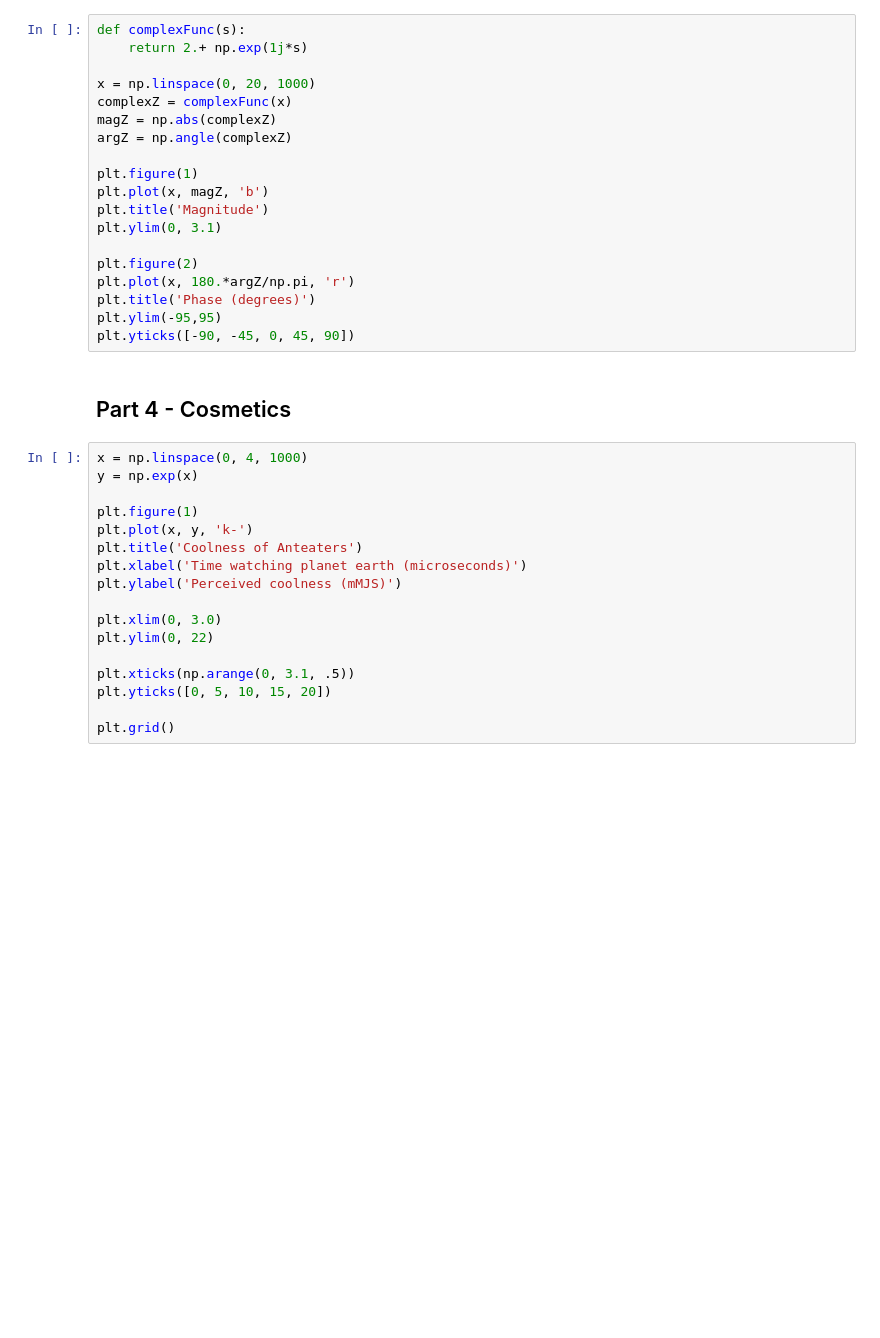
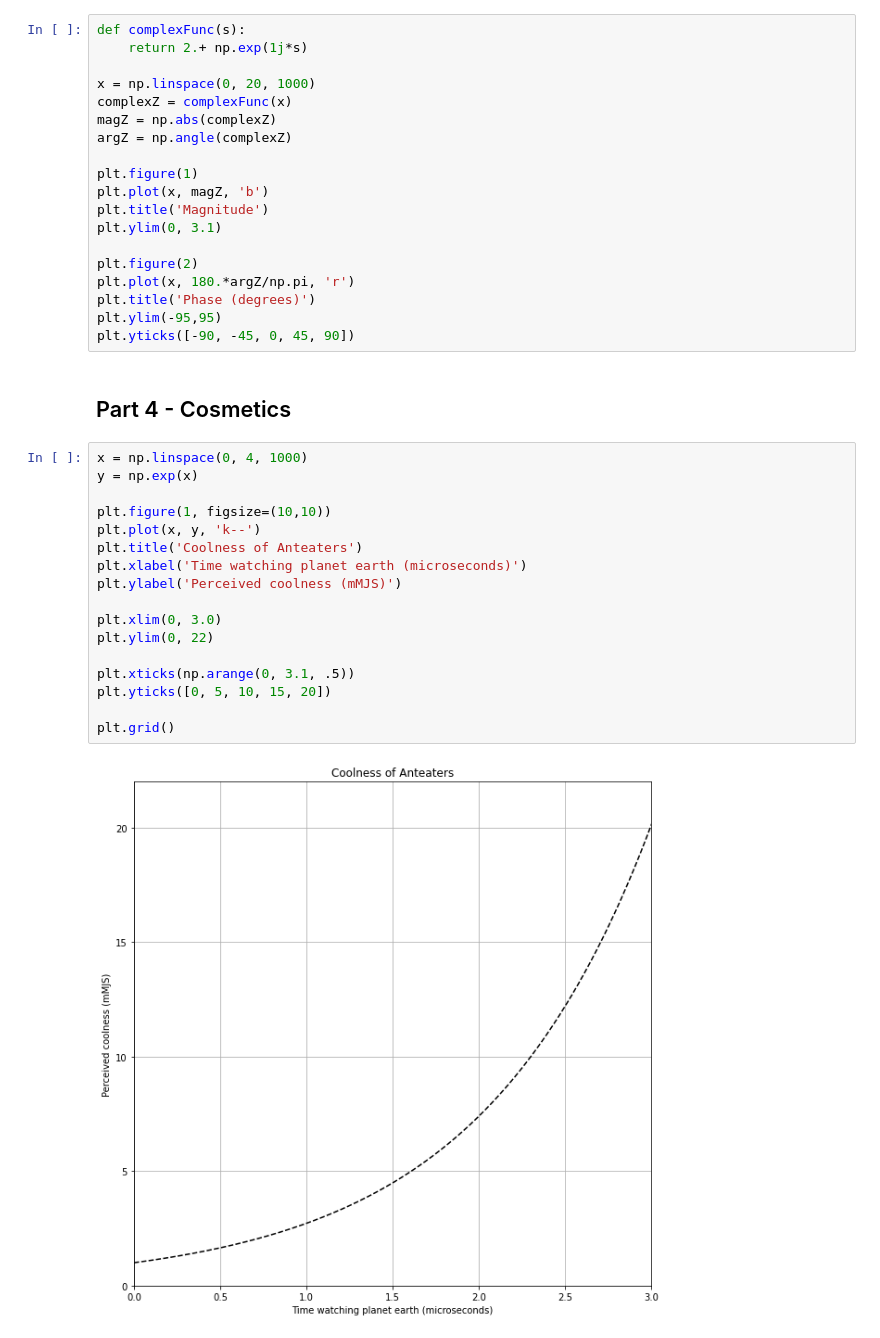
Before and after one commit to mattkwiecien/phys133-resources, a Jupyter notebook: Python Tutorial/Plotting Basics.ipynb, the cells around one changed output. Saved outputs shown, nothing was run; the diff lists cells and outputs as text; blank space fills up the shorter version.

```diff
--- a/Python Tutorial/Plotting Basics.ipynb
+++ b/Python Tutorial/Plotting Basics.ipynb
@@ -98,17 +129,19 @@ plt.yticks([-90, -45, 0, 45, 90])
 # %%
 x = np.linspace(0, 4, 1000)
 y = np.exp(x)
 
-plt.figure(1)
-plt.plot(x, y, 'k-')
+plt.figure(1, figsize=(10,10))
+plt.plot(x, y, 'k--')
 plt.title('Coolness of Anteaters')
 plt.xlabel('Time watching planet earth (microseconds)')
 plt.ylabel('Perceived coolness (mMJS)')
 
 plt.xlim(0, 3.0)
 plt.ylim(0, 22)
 
 plt.xticks(np.arange(0, 3.1, .5))
 plt.yticks([0, 5, 10, 15, 20])
 
 plt.grid()
+# %% [output]
+[figure, added]
```
Also changed, not shown: parts of 10 cells of this notebook, 2 other files.
